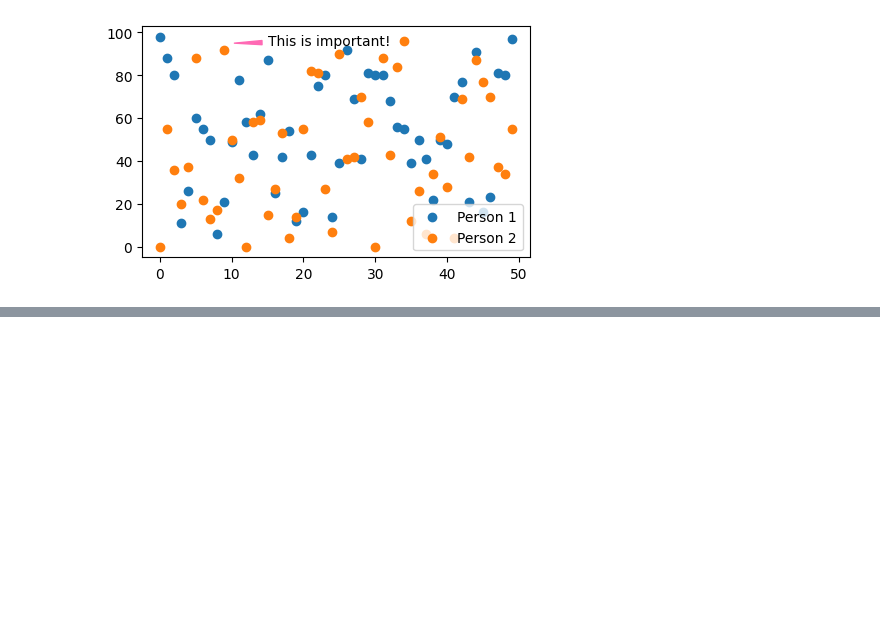
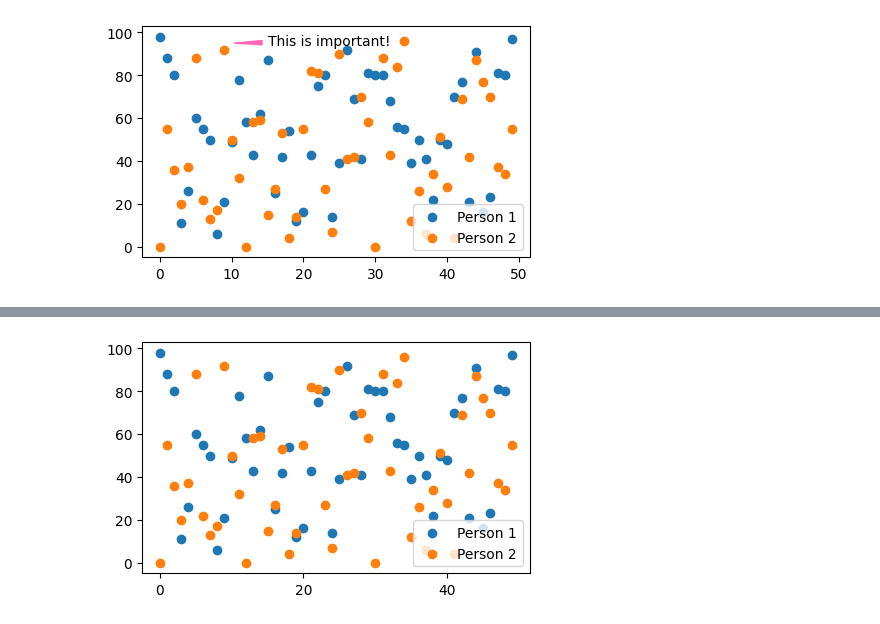
Before and after one commit to charissa-chan/visualization, a Jupyter notebook: 02_activities/assignments/participation/June_08_2026.ipynb, the cells around one changed output, grey strips where cells are left out. Drawn from its saved outputs; the diff is of its cells as text; code cells hidden in the pictures; blank space fills up the shorter version.

```diff
--- a/02_activities/assignments/participation/June_08_2026.ipynb
+++ b/02_activities/assignments/participation/June_08_2026.ipynb
@@ -99,0 +110,9 @@ fig.show()
+# %%
+fig, ax = plt.subplots(figsize=(5, 3))
+ax.scatter(x,y1, label = "Person 1")
+ax.scatter(x,y2, label = "Person 2")
+ax.legend(loc='lower right')
+
+ax.xaxis.set_major_locator(plt.MaxNLocator(3)) #defines number of ticks
+# %% [output]
+[figure, added]
```
Also changed, not shown: parts of 10 cells of this notebook, 1 other file.
